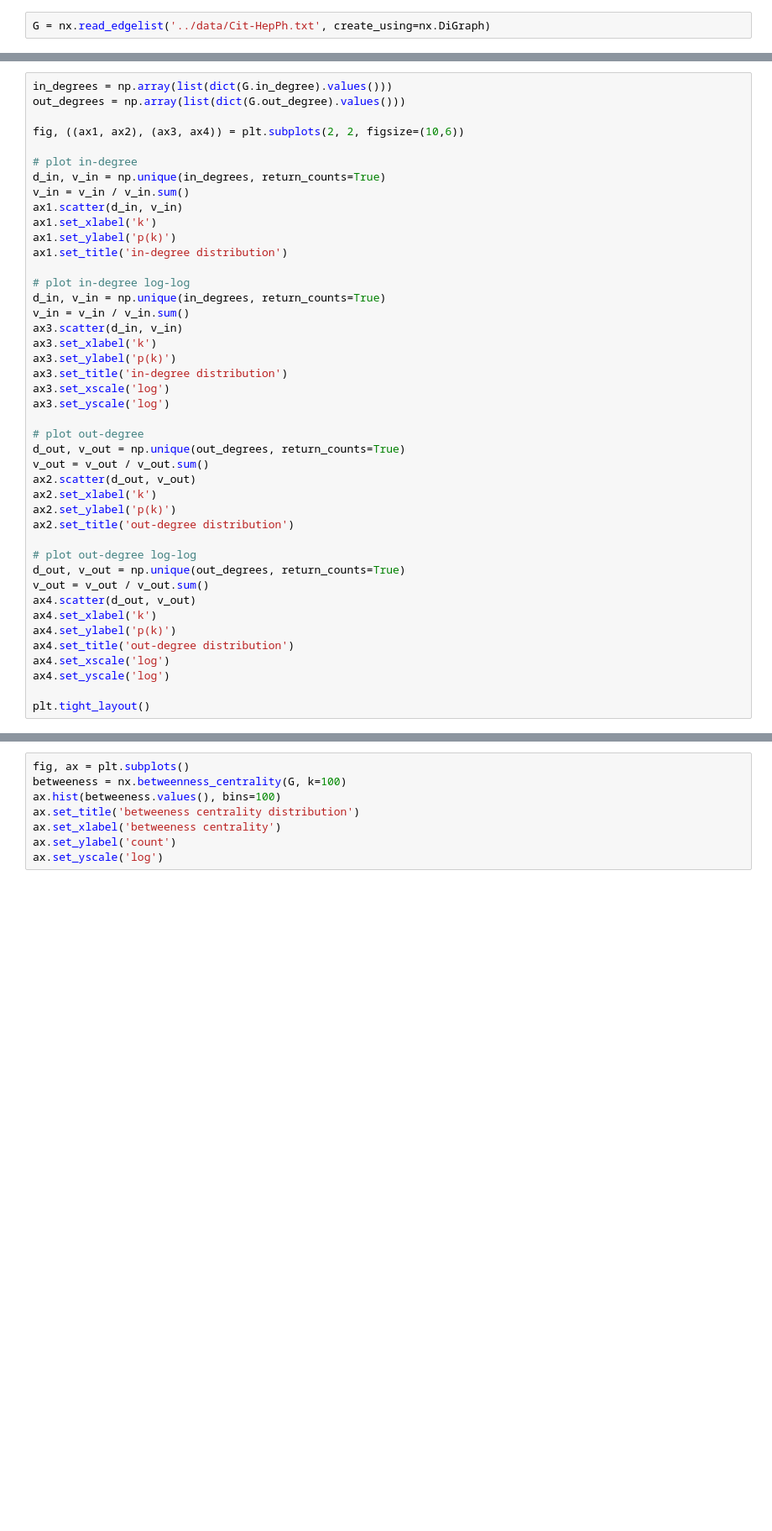
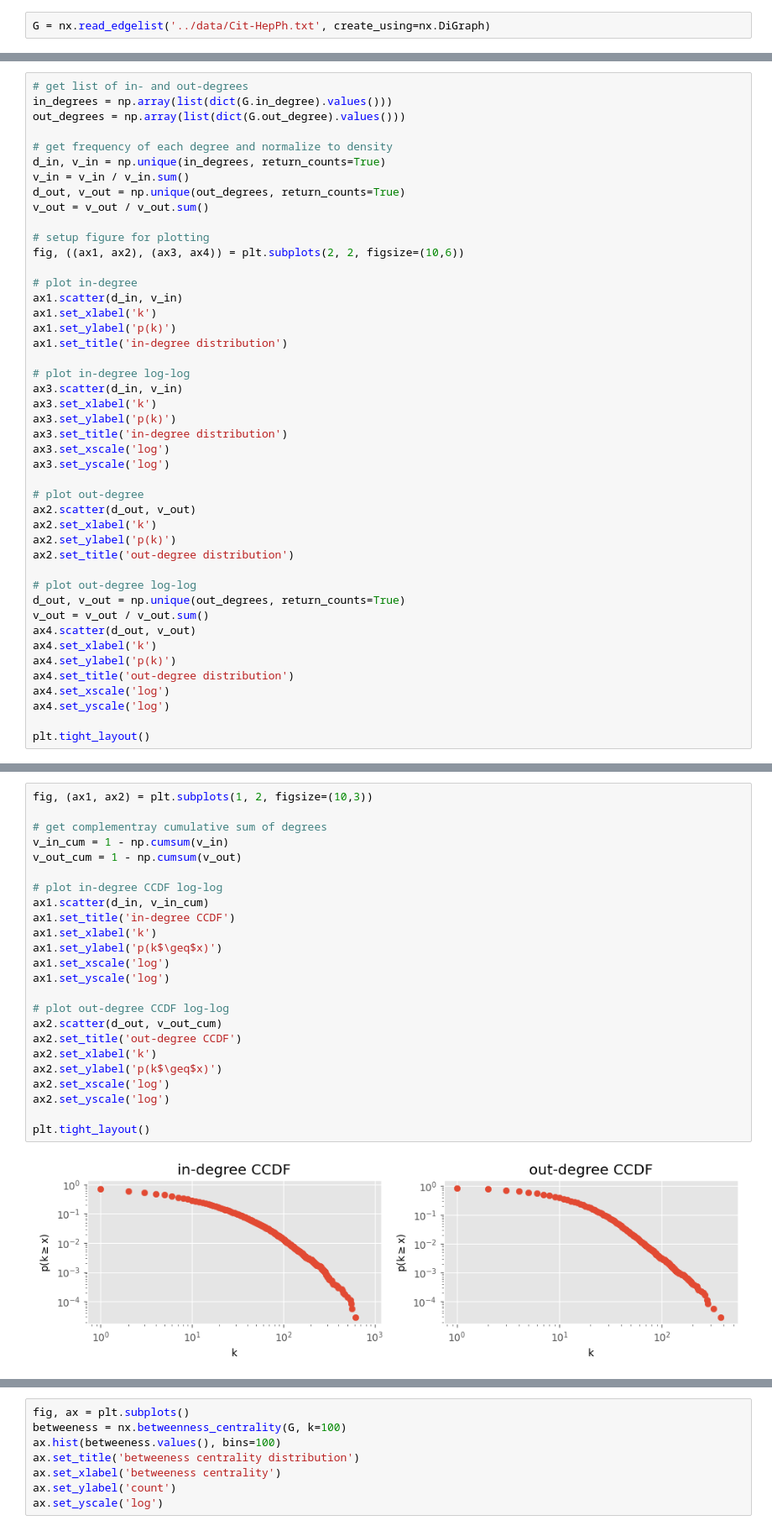
Before and after one commit to Marcus-Friis/research-project, a Jupyter notebook: notebooks/dataanalysis.ipynb, the cells around one changed output, grey strips where cells are left out. Shown: that part at 84% size. Cells and saved outputs as stored; diff of their text form; blank space fills up the shorter version.

```diff
--- a/notebooks/dataanalysis.ipynb
+++ b/notebooks/dataanalysis.ipynb
@@ -10,20 +12,24 @@ G = nx.read_edgelist('../data/Cit-HepPh.txt', create_using=nx.DiGraph)
 # %%
+# get list of in- and out-degrees
 in_degrees = np.array(list(dict(G.in_degree).values()))
 out_degrees = np.array(list(dict(G.out_degree).values()))
 
+# get frequency of each degree and normalize to density
+d_in, v_in = np.unique(in_degrees, return_counts=True)
+v_in = v_in / v_in.sum()
+d_out, v_out = np.unique(out_degrees, return_counts=True)
+v_out = v_out / v_out.sum()
+
+# setup figure for plotting
 fig, ((ax1, ax2), (ax3, ax4)) = plt.subplots(2, 2, figsize=(10,6))
 
 # plot in-degree
-d_in, v_in = np.unique(in_degrees, return_counts=True)
-v_in = v_in / v_in.sum()
 ax1.scatter(d_in, v_in)
 ax1.set_xlabel('k')
 ax1.set_ylabel('p(k)')
 ax1.set_title('in-degree distribution')
 
 # plot in-degree log-log
-d_in, v_in = np.unique(in_degrees, return_counts=True)
-v_in = v_in / v_in.sum()
 ax3.scatter(d_in, v_in)
 ax3.set_xlabel('k')
 ax3.set_ylabel('p(k)')
@@ -32,8 +38,6 @@ ax3.set_xscale('log')
 ax3.set_yscale('log')
 
 # plot out-degree
-d_out, v_out = np.unique(out_degrees, return_counts=True)
-v_out = v_out / v_out.sum()
 ax2.scatter(d_out, v_out)
 ax2.set_xlabel('k')
 ax2.set_ylabel('p(k)')
@@ -52,6 +56,32 @@ ax4.set_yscale('log')
 plt.tight_layout()
 # %% [output]
 [figure]
+# %%
+fig, (ax1, ax2) = plt.subplots(1, 2, figsize=(10,3))
+
+# get complementray cumulative sum of degrees
+v_in_cum = 1 - np.cumsum(v_in)
+v_out_cum = 1 - np.cumsum(v_out)
+
+# plot in-degree CCDF log-log
+ax1.scatter(d_in, v_in_cum)
+ax1.set_title('in-degree CCDF')
+ax1.set_xlabel('k')
+ax1.set_ylabel('p(k$\geq$x)')
+ax1.set_xscale('log')
+ax1.set_yscale('log')
+
+# plot out-degree CCDF log-log
+ax2.scatter(d_out, v_out_cum)
+ax2.set_title('out-degree CCDF')
+ax2.set_xlabel('k')
+ax2.set_ylabel('p(k$\geq$x)')
+ax2.set_xscale('log')
+ax2.set_yscale('log')
+
+plt.tight_layout()
+# %% [output]
+[figure, added]
 # %%
 fig, ax = plt.subplots()
 ax.scatter(in_degrees, out_degrees)
```
Also changed, not shown: parts of 3 cells of this notebook.
